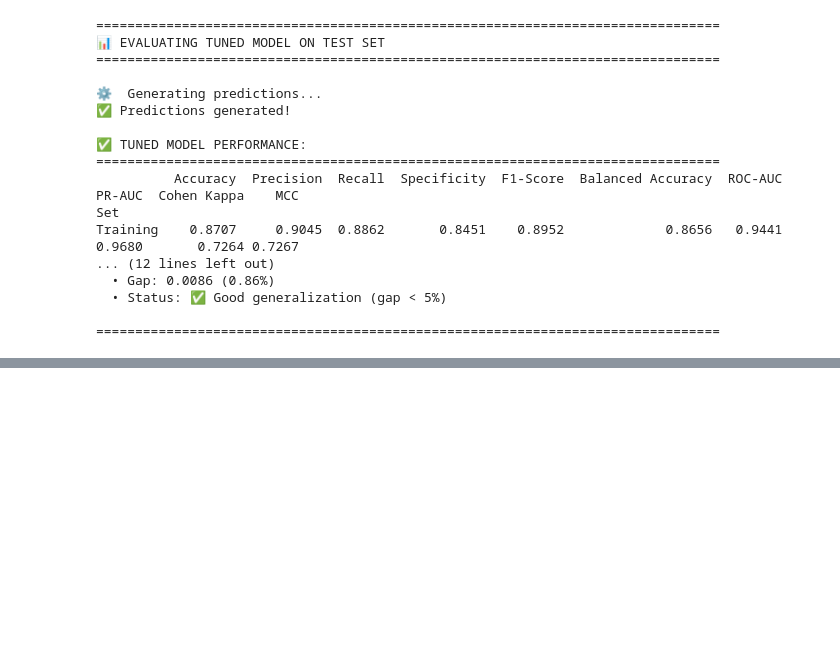
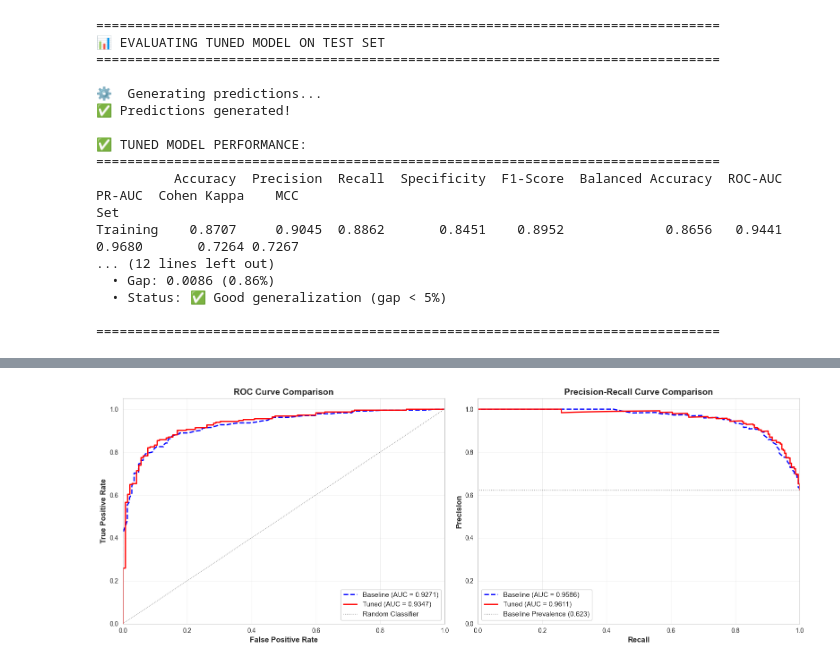
Before and after one commit to IchsanJunaedi/kelompok22_Machine_Learning, a Jupyter notebook: notebooks/04_Hyperparameter_Tuning.ipynb, the cells around one changed output, grey strips where cells are left out. Drawn from its saved outputs; the diff is of its cells as text; code cells hidden in the pictures; blank space fills up the shorter version.

```diff
--- a/notebooks/04_Hyperparameter_Tuning.ipynb
+++ b/notebooks/04_Hyperparameter_Tuning.ipynb
@@ -508,0 +1193,79 @@ print("\n" + "="*80)
+# %%
+#==============================================================================
+# CELL 15: ROC & PR CURVES (DETAILED)
+#==============================================================================
+"""
+Detailed ROC and Precision-Recall curves.
+"""
+print("\n" + "="*80)
+print("📊 ROC & PRECISION-RECALL CURVES")
+print("="*80)
+
+fig, axes = plt.subplots(1, 2, figsize=(16, 6))
+
+# 1. ROC Curve
+ax = axes[0]
+
+# Baseline
+y_baseline_proba = baseline_model.predict_proba(X_test)[:, 1]
+fpr_base, tpr_base, _ = roc_curve(y_test, y_baseline_proba)
+roc_auc_base = auc(fpr_base, tpr_base)
+
+# Tuned
+fpr_tuned, tpr_tuned, _ = roc_curve(y_test, y_test_proba_tuned)
+roc_auc_tuned = auc(fpr_tuned, tpr_tuned)
+
+ax.plot(fpr_base, tpr_base, color='blue', lw=2,
+        label=f'Baseline (AUC = {roc_auc_base:.4f})', linestyle='--')
+ax.plot(fpr_tuned, tpr_tuned, color='red', lw=2,
+        label=f'Tuned (AUC = {roc_auc_tuned:.4f})')
+ax.plot([0, 1], [0, 1], color='gray', lw=1, linestyle=':',
+        label='Random Classifier')
+
+ax.set_xlim([0.0, 1.0])
+ax.set_ylim([0.0, 1.05])
+ax.set_xlabel('False Positive Rate', fontsize=12, fontweight='bold')
+ax.set_ylabel('True Positive Rate', fontsize=12, fontweight='bold')
+ax.set_title('ROC Curve Comparison', fontsize=14, fontweight='bold')
+ax.legend(loc="lower right", fontsize=11)
+ax.grid(alpha=0.3)
+
+# 2. Precision-Recall Curve
+ax = axes[1]
+
+# Baseline
+precision_base, recall_base, _ = precision_recall_curve(y_test, y_baseline_proba)
+pr_auc_base = auc(recall_base, precision_base)
+
+# Tuned
+precision_tuned, recall_tuned, _ = precision_recall_curve(y_test, y_test_proba_tuned)
+pr_auc_tuned = auc(recall_tuned, precision_tuned)
+
+# Baseline prevalence
+baseline_prevalence = (y_test == 1).sum() / len(y_test)
+
+ax.plot(recall_base, precision_base, color='blue', lw=2,
+        label=f'Baseline (AUC = {pr_auc_base:.4f})', linestyle='--')
+ax.plot(recall_tuned, precision_tuned, color='red', lw=2,
+        label=f'Tuned (AUC = {pr_auc_tuned:.4f})')
+ax.axhline(y=baseline_prevalence, color='gray', linestyle=':', lw=1,
+           label=f'Baseline Prevalence ({baseline_prevalence:.3f})')
+
+ax.set_xlim([0.0, 1.0])
+ax.set_ylim([0.0, 1.05])
+ax.set_xlabel('Recall', fontsize=12, fontweight='bold')
+ax.set_ylabel('Precision', fontsize=12, fontweight='bold')
+ax.set_title('Precision-Recall Curve Comparison', fontsize=14, fontweight='bold')
+ax.legend(loc="lower left", fontsize=11)
+ax.grid(alpha=0.3)
+
+plt.tight_layout()
+plt.savefig('../results/figures/28_roc_pr_curves_comparison.png',
+            dpi=300, bbox_inches='tight')
+plt.show()
+
+print("\n✅ ROC & PR curves saved!")
+print("  • File: ../results/figures/28_roc_pr_curves_comparison.png")
+
+print("\n" + "="*80)
+# %% [output]
@@ -508,0 +1275 @@ print("\n" + "="*80)
+[figure, added]
```
Also changed, not shown: parts of 13 cells of this notebook.
